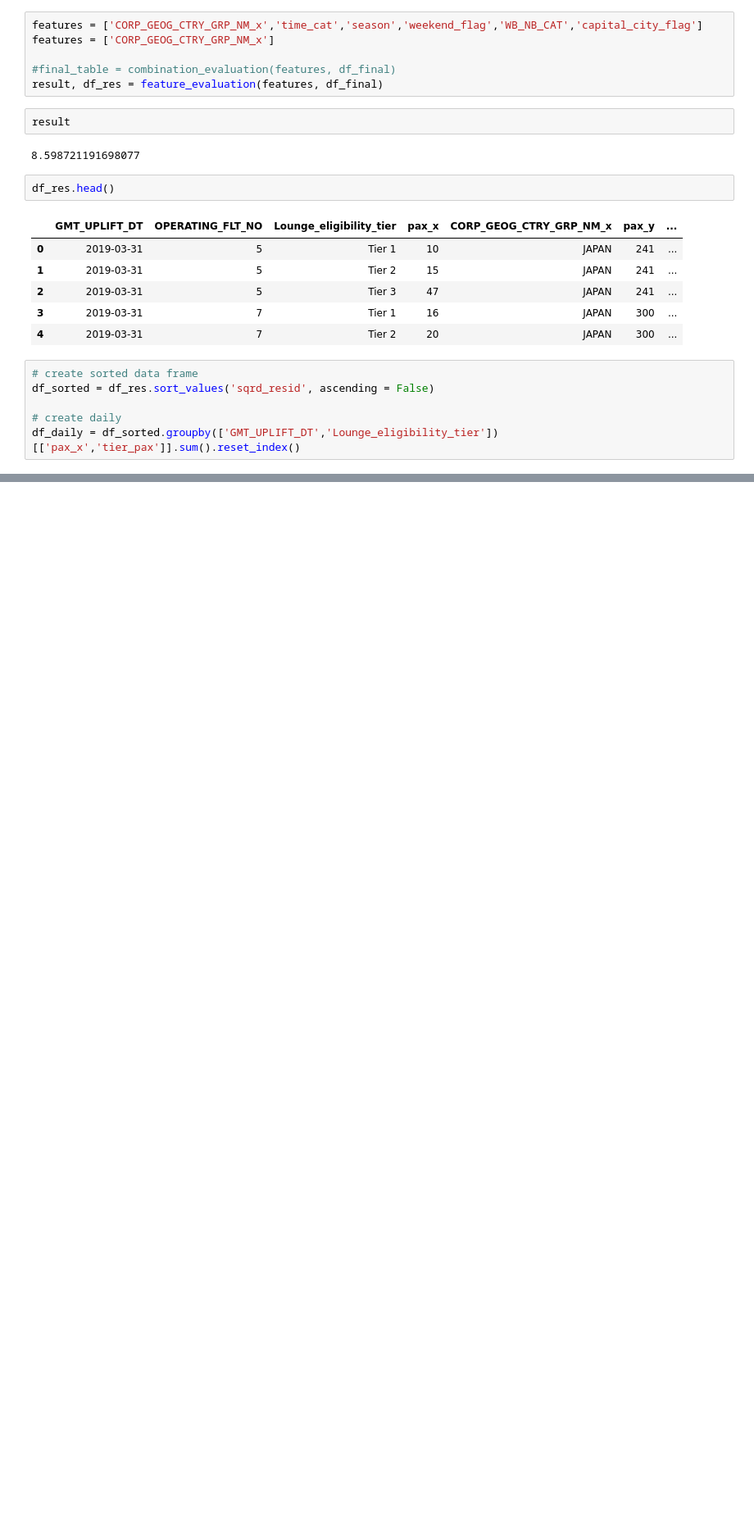
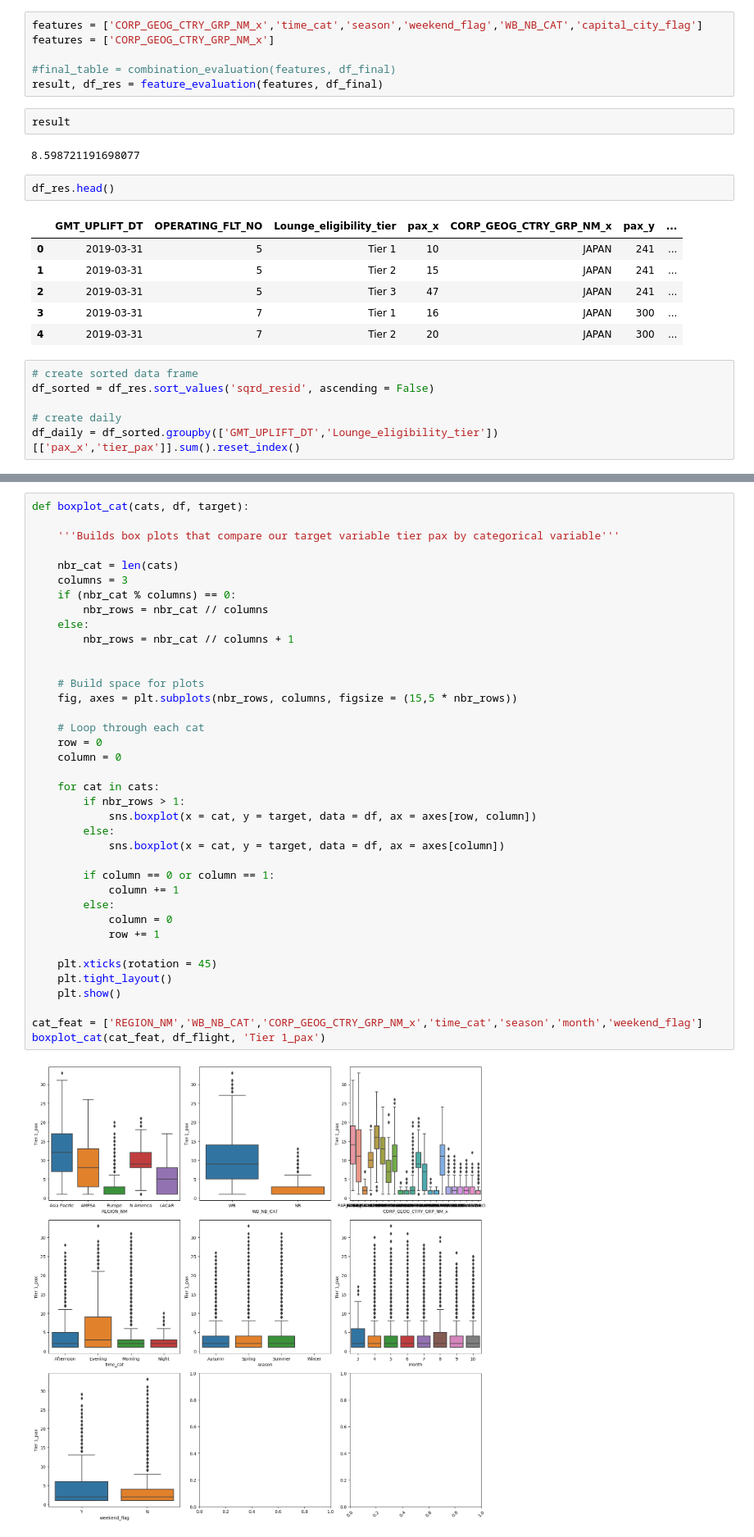
Before and after one commit to archied98/HackathonRepo, a Jupyter notebook: Ops Hackathon Starter Code.ipynb, the cells around one changed output, grey strips where cells are left out. Shown at 82% size. Saved outputs shown, nothing was run; the diff lists cells and outputs as text; blank space fills up the shorter version.

```diff
--- a/Ops Hackathon Starter Code.ipynb
+++ b/Ops Hackathon Starter Code.ipynb
@@ -566,0 +647,40 @@ df_final[((df_final['GMT_UPLIFT_DT'].dt.day == 9) & (df_final['OPERATING_FLT_NO'
+# %%
+def boxplot_cat(cats, df, target):
+
+    '''Builds box plots that compare our target variable tier pax by categorical variable'''
+
+    nbr_cat = len(cats)
+    columns = 3
+    if (nbr_cat % columns) == 0:
+        nbr_rows = nbr_cat // columns
+    else:
+        nbr_rows = nbr_cat // columns + 1
+
+
+    # Build space for plots
+    fig, axes = plt.subplots(nbr_rows, columns, figsize = (15,5 * nbr_rows))
+
+    # Loop through each cat
+    row = 0
+    column = 0
+
+    for cat in cats:
+        if nbr_rows > 1:
+            sns.boxplot(x = cat, y = target, data = df, ax = axes[row, column])
+        else:
+            sns.boxplot(x = cat, y = target, data = df, ax = axes[column])
+
+        if column == 0 or column == 1:
+            column += 1
+        else:
+            column = 0
+            row += 1
+
+    plt.xticks(rotation = 45)
+    plt.tight_layout()
+    plt.show()
+
+cat_feat = ['REGION_NM','WB_NB_CAT','CORP_GEOG_CTRY_GRP_NM_x','time_cat','season','month','weekend_flag']
+boxplot_cat(cat_feat, df_flight, 'Tier 1_pax')
+# %% [output]
+[figure, added]
```
Also changed, not shown: parts of 24 cells of this notebook.
